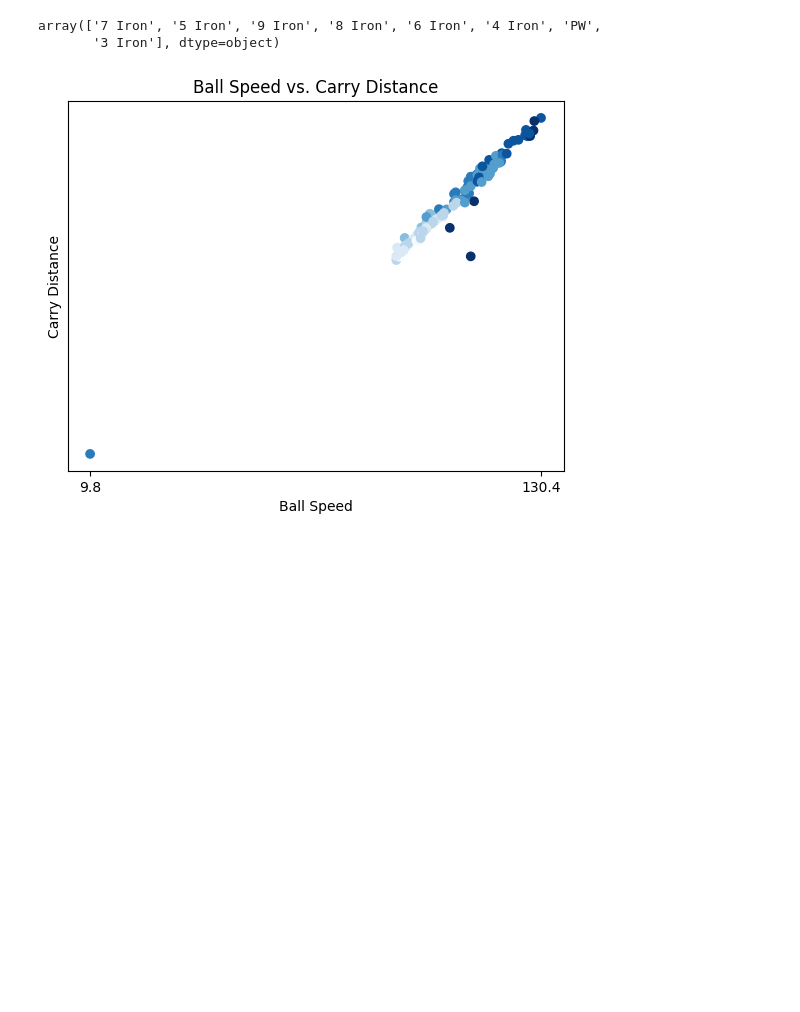
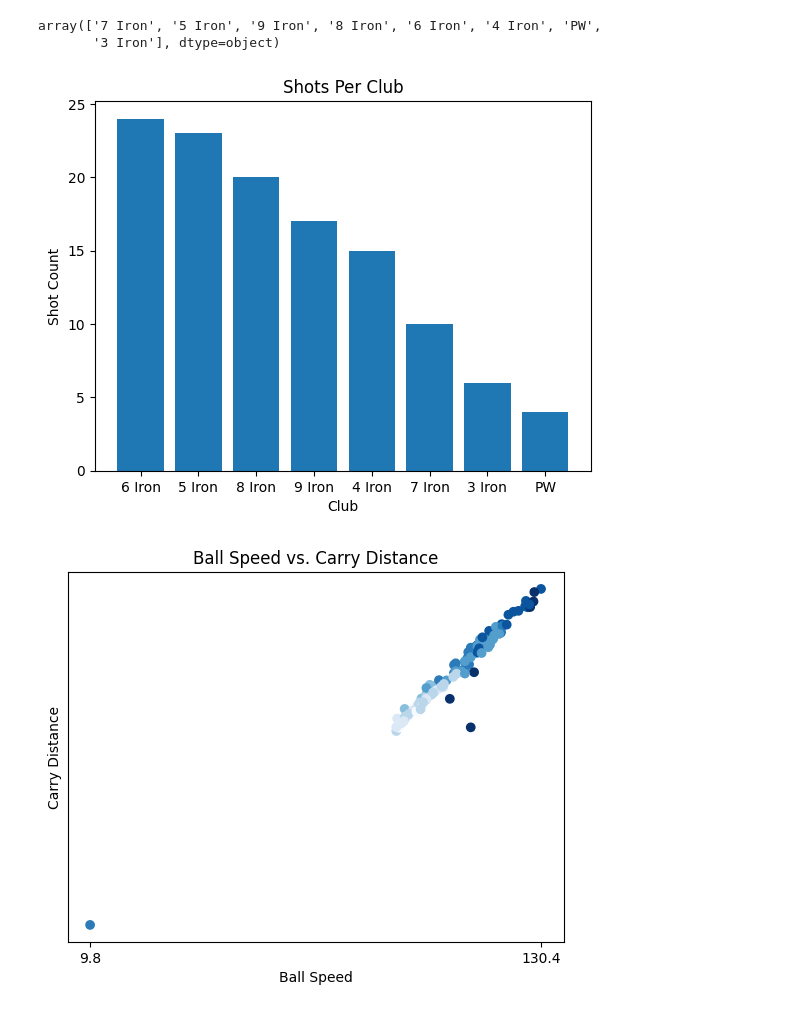
Before and after one commit to joja4479/Golf-Shot-Analysis, a Jupyter notebook: golf_shot_analysis.ipynb, the cells around one changed output. Cells and saved outputs as stored; diff of their text form; code cells hidden in the pictures; blank space fills up the shorter version.

```diff
--- a/golf_shot_analysis.ipynb
+++ b/golf_shot_analysis.ipynb
@@ -105,6 +105,19 @@ df['Club Type'].unique()
 # %% [output]
 array(['7 Iron', '5 Iron', '9 Iron', '8 Iron', '6 Iron', '4 Iron', 'PW',
        '3 Iron'], dtype=object)
+# %%
+value_counts = df['Club Type'].value_counts()
+
+value_counts
+
+plt.bar(value_counts.index, value_counts)
+plt.ylabel('Shot Count')
+plt.xlabel('Club')
+plt.title('Shots Per Club')
+
+plt.show()
+# %% [output]
+[figure, added]
 # %%
 xpoints = df['Ball Speed']
 ypoints = df['Carry Distance']
```
Also changed, not shown: parts of 2 cells of this notebook.
